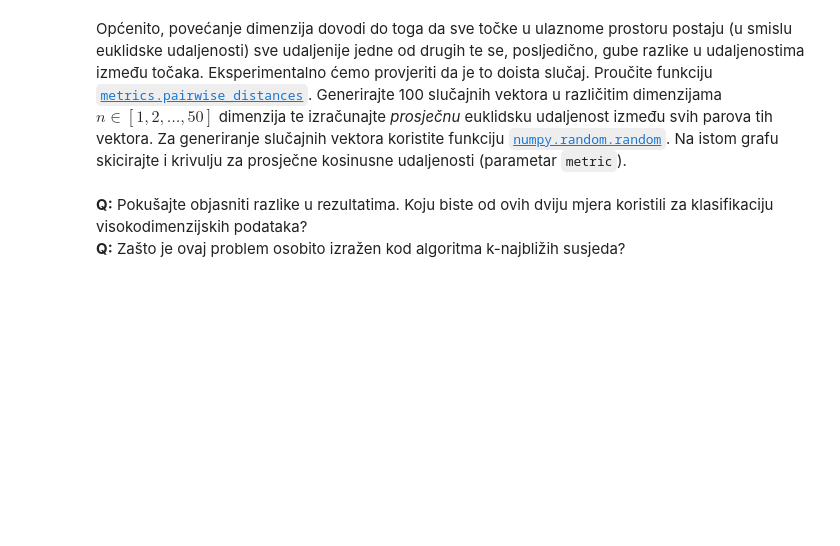
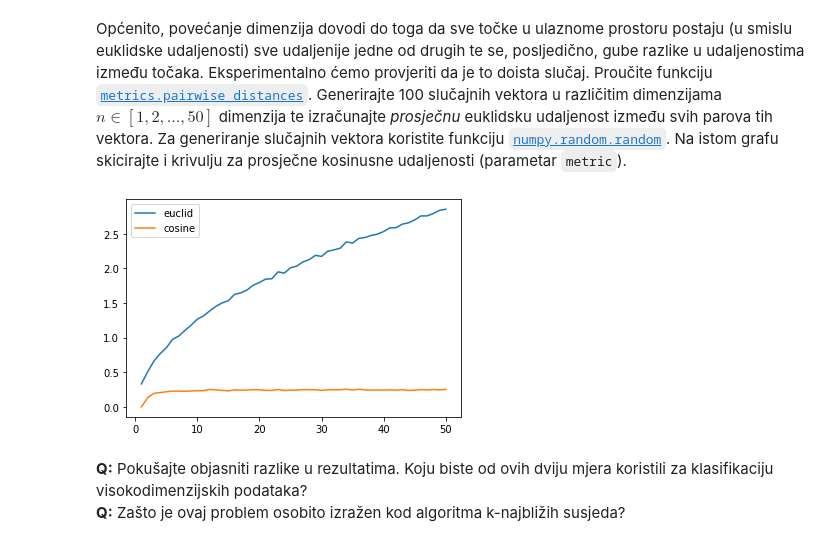
Before and after one commit to dbrcina/SU-FER-2020-21, a Jupyter notebook: SU-2020-LAB03-0036506587.ipynb, the cells around one changed output. Saved outputs shown, nothing was run; the diff lists cells and outputs as text; code cells hidden in the pictures; blank space fills up the shorter version.

```diff
--- a/SU-2020-LAB03-0036506587.ipynb
+++ b/SU-2020-LAB03-0036506587.ipynb
@@ -617,3 +652,21 @@ from sklearn.metrics.pairwise import pairwise_distances
+# %%
+from sklearn.metrics.pairwise import pairwise_distances
+
+# Vaš kôd ovdje...
+dims = [i for i in range(1,51)]
+euclid_distances = np.zeros(len(dims))
+cosine_distances = np.zeros(len(dims))
+for i,dim in enumerate(dims):
+    vectors = np.array([np.random.random(dim,) for v in range(100)])
+    euclid_distances[i] = np.mean(pairwise_distances(vectors))
+    cosine_distances[i] = np.mean(pairwise_distances(vectors, metric='cosine'))
+
+plt.plot(dims, euclid_distances, label='euclid')
+plt.plot(dims, cosine_distances, label='cosine')
+plt.legend()
+plt.show()
+# %% [output]
+[figure, added]
 # %% [markdown]
 **Q:** Pokušajte objasniti razlike u rezultatima. Koju biste od ovih dviju mjera koristili za klasifikaciju visokodimenzijskih podataka?
 **Q:** Zašto je ovaj problem osobito izražen kod algoritma k-najbližih susjeda?
```
Also changed, not shown: parts of 10 cells of this notebook.
